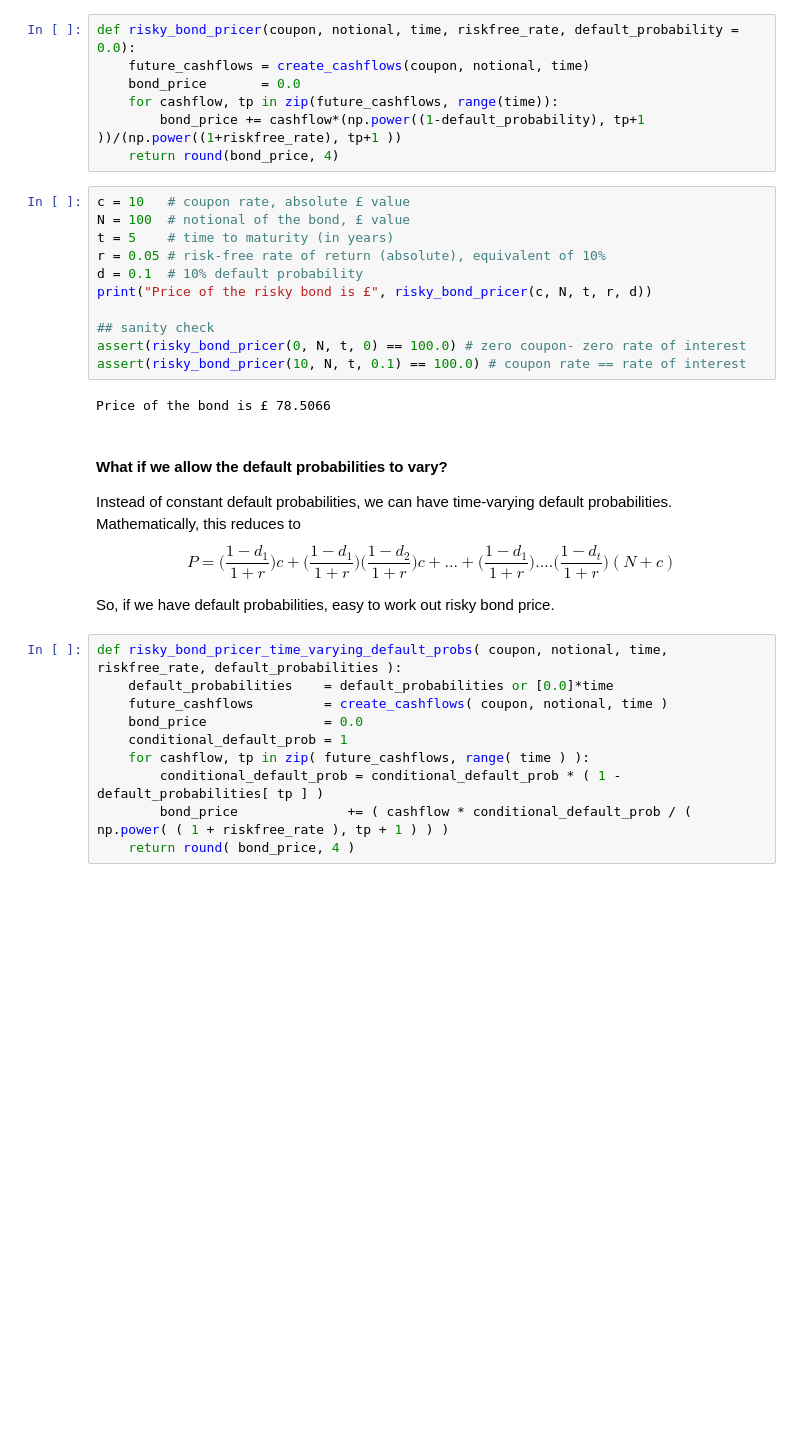
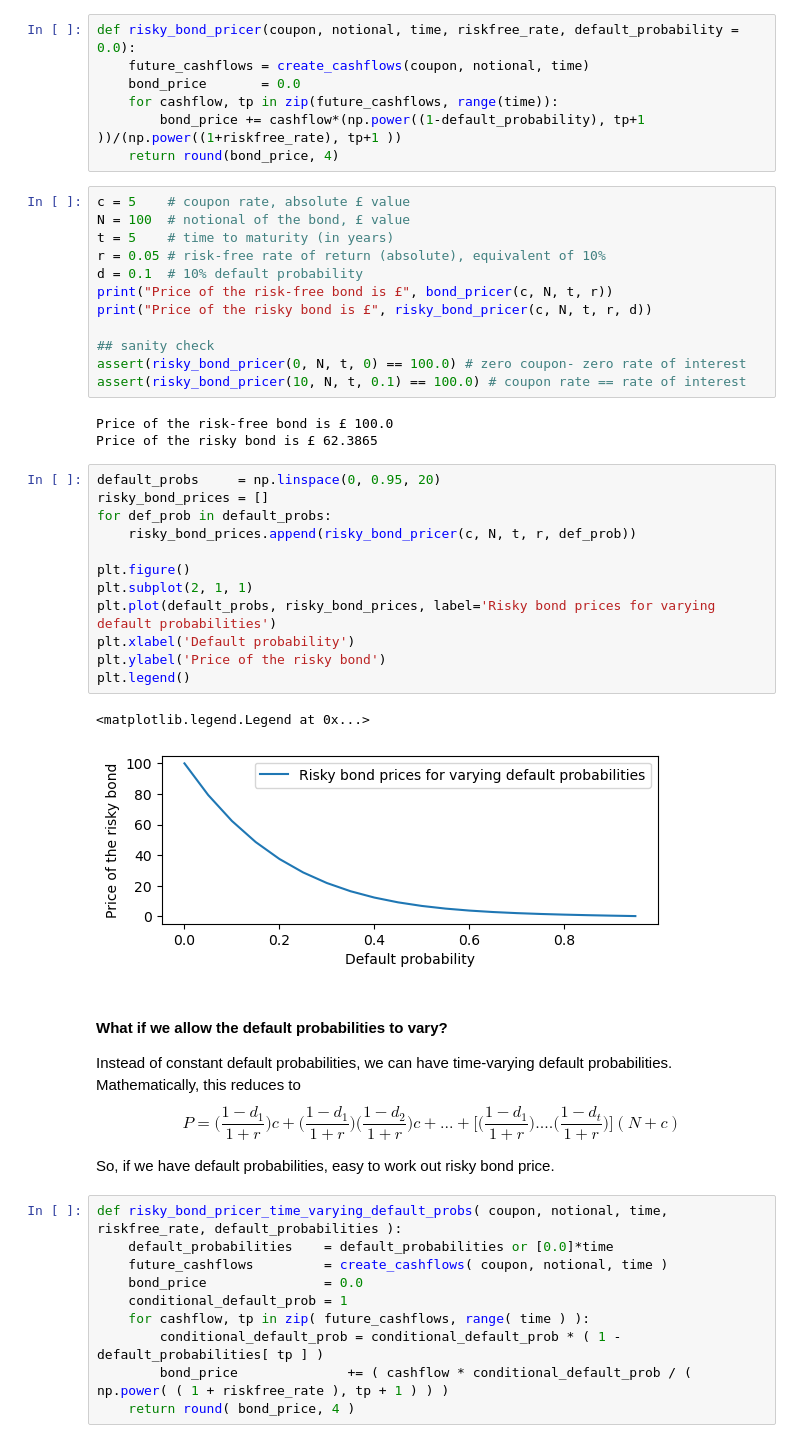
Before and after one commit to ThomasGregory/pycon-maths_in_motion, a Jupyter notebook: mathematical_finance.ipynb, the cells around one changed output. Drawn from its saved outputs; the diff is of its cells as text; blank space fills up the shorter version.

```diff
--- a/mathematical_finance.ipynb
+++ b/mathematical_finance.ipynb
@@ -60,23 +94,40 @@ def risky_bond_pricer(coupon, notional, time, riskfree_rate, default_probability
         bond_price += cashflow*(np.power((1-default_probability), tp+1 ))/(np.power((1+riskfree_rate), tp+1 ))
     return round(bond_price, 4)
 # %%
-c = 10   # coupon rate, absolute £ value
+c = 5    # coupon rate, absolute £ value
 N = 100  # notional of the bond, £ value
 t = 5    # time to maturity (in years)
 r = 0.05 # risk-free rate of return (absolute), equivalent of 10%
 d = 0.1  # 10% default probability
+print("Price of the risk-free bond is £", bond_pricer(c, N, t, r))
 print("Price of the risky bond is £", risky_bond_pricer(c, N, t, r, d))
 
 ## sanity check
 assert(risky_bond_pricer(0, N, t, 0) == 100.0) # zero coupon- zero rate of interest
 assert(risky_bond_pricer(10, N, t, 0.1) == 100.0) # coupon rate == rate of interest
 # %% [output]
-Price of the bond is £ 78.5066
+Price of the risk-free bond is £ 100.0
+Price of the risky bond is £ 62.3865
+# %%
+default_probs     = np.linspace(0, 0.95, 20)
+risky_bond_prices = []
+for def_prob in default_probs:
+    risky_bond_prices.append(risky_bond_pricer(c, N, t, r, def_prob))
+
+plt.figure()
+plt.subplot(2, 1, 1)
+plt.plot(default_probs, risky_bond_prices, label='Risky bond prices for varying default probabilities')
+plt.xlabel('Default probability')
+plt.ylabel('Price of the risky bond')
+plt.legend()
+# %% [output]
+<matplotlib.legend.Legend at 0x...>
+[figure, added]
 # %% [markdown]
 #### What if we allow the default probabilities to vary?
 
 Instead of constant default probabilities, we can have time-varying default probabilities. Mathematically, this reduces to
-$$P = \Biggl( \frac{1-d_1}{1+r} \Biggr)c + \Biggl( \frac{1-d_1}{1+r} \Biggr) \Biggl( \frac{1-d_2}{1+r} \Biggr)c + ... +  \Biggl( \frac{1-d_1}{1+r} \Biggr)....\Biggl( \frac{1-d_{t}}{1+r} \Biggr)(N+c)$$
+$$P = \Biggl( \frac{1-d_1}{1+r} \Biggr)c + \Biggl( \frac{1-d_1}{1+r} \Biggr) \Biggl( \frac{1-d_2}{1+r} \Biggr)c + ... +  \Biggl[\Biggl( \frac{1-d_1}{1+r} \Biggr).... \Biggl( \frac{1-d_{t}}{1+r} \Biggr)\Biggr](N+c)$$
 
 So, if we have default probabilities, easy to work out risky bond price.
 # %%
```
Also changed, not shown: parts of 11 cells of this notebook.
